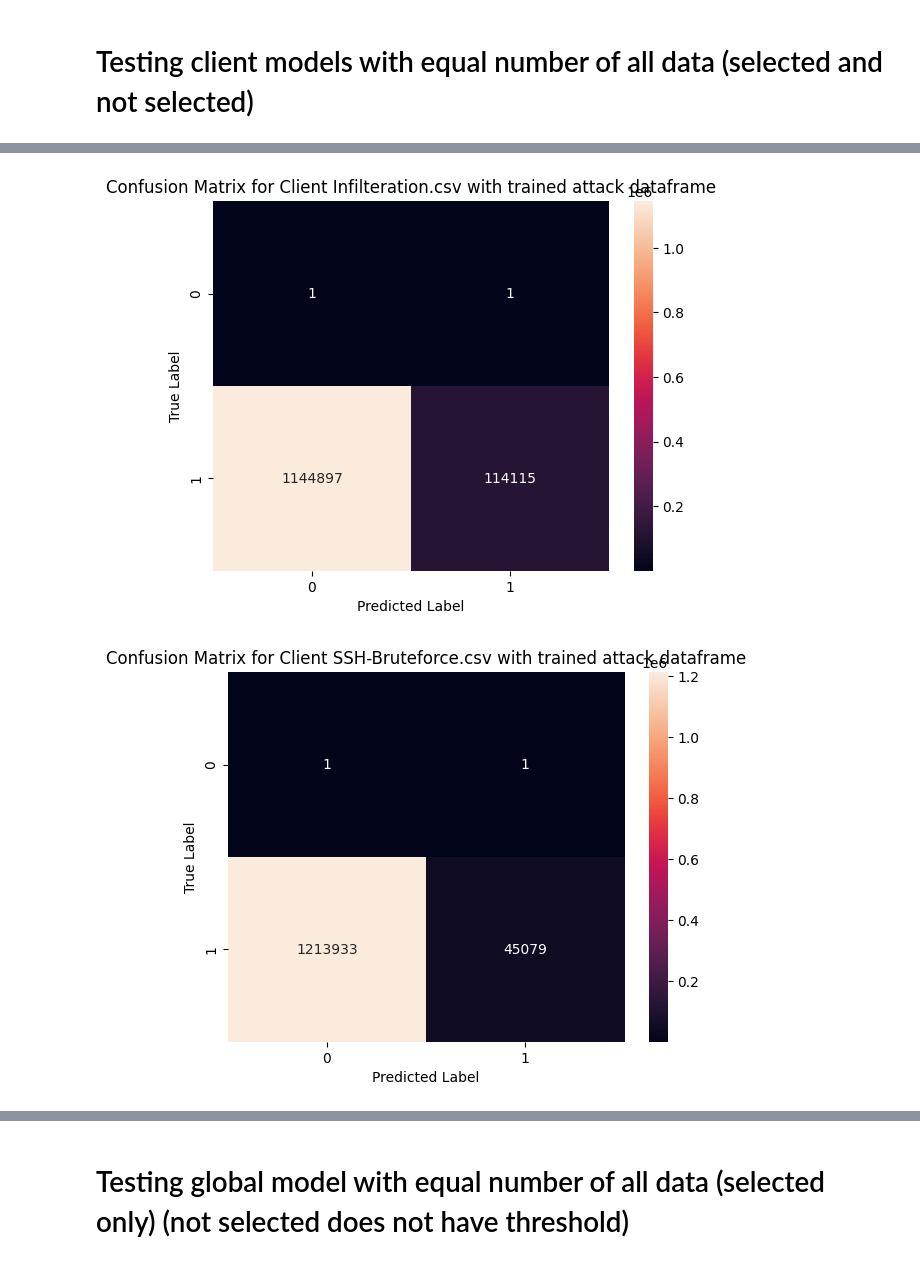
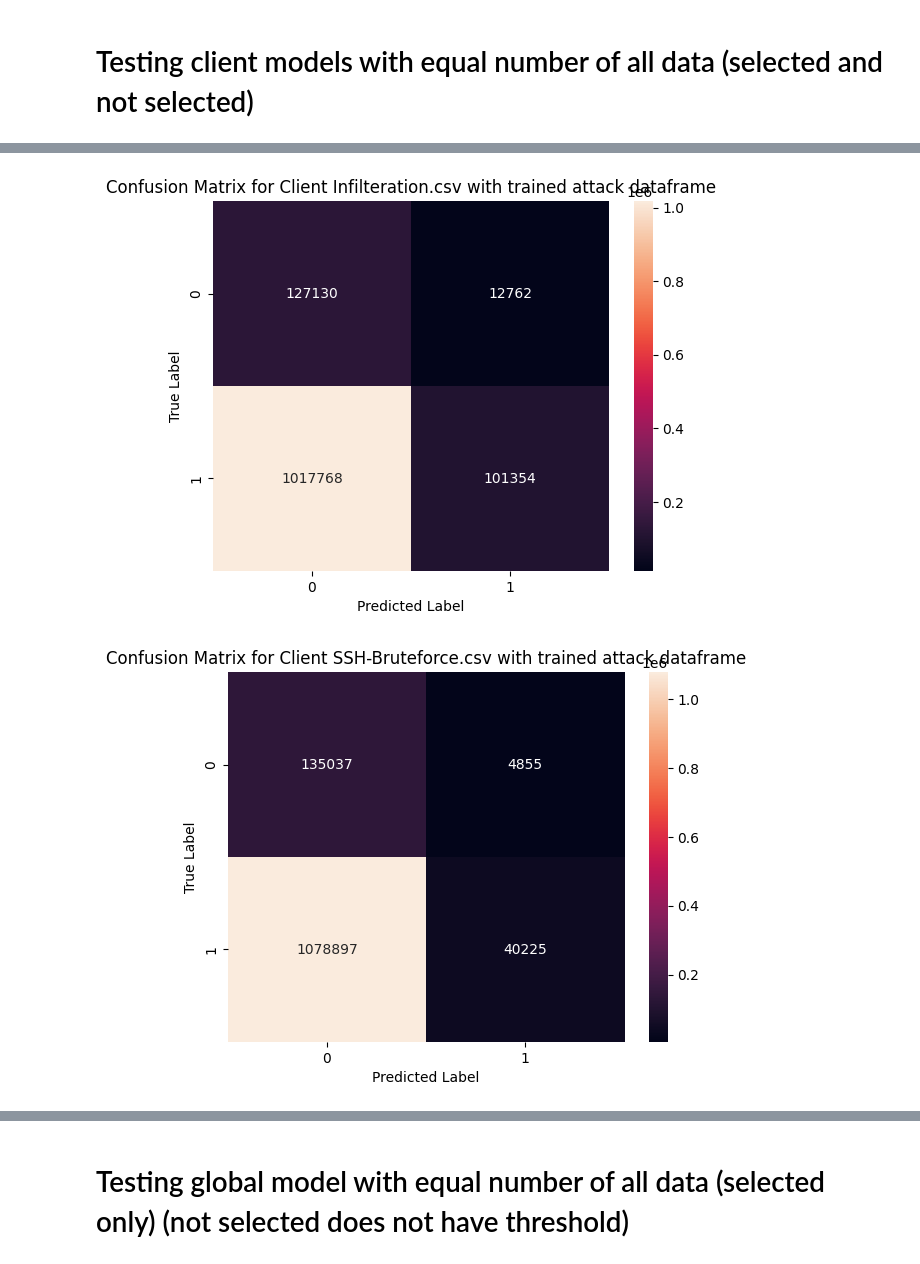
Before and after one commit to 4k5h1t/FYP, a Jupyter notebook: Separate_Attack_Training_FL_mixed-global.ipynb, the cells around one changed output, grey strips where cells are left out. Cells and saved outputs as stored; diff of their text form; code cells hidden in the pictures.

```diff
--- a/Separate_Attack_Training_FL_mixed-global.ipynb
+++ b/Separate_Attack_Training_FL_mixed-global.ipynb
@@ -895,7 +895,7 @@ for device in devices:
     for data in batch:
       pred = model(data.float())
       error = torch.mean((pred.float() - data.float())**2, dim=tuple(range(1,pred.ndim)))
-      if device == labels[ind]:
+      if device[:-4] == labels[ind]:
           y_true.append(1)
           y_pred.append(1 if error <= threshold else 0)
       else:
@@ -939,2 +939,2 @@ for device in devices:
-[figure, old version]
+[figure, new version]
-[figure, old version]
+[figure, new version]
```
Also changed, not shown: parts of 6 cells of this notebook.
